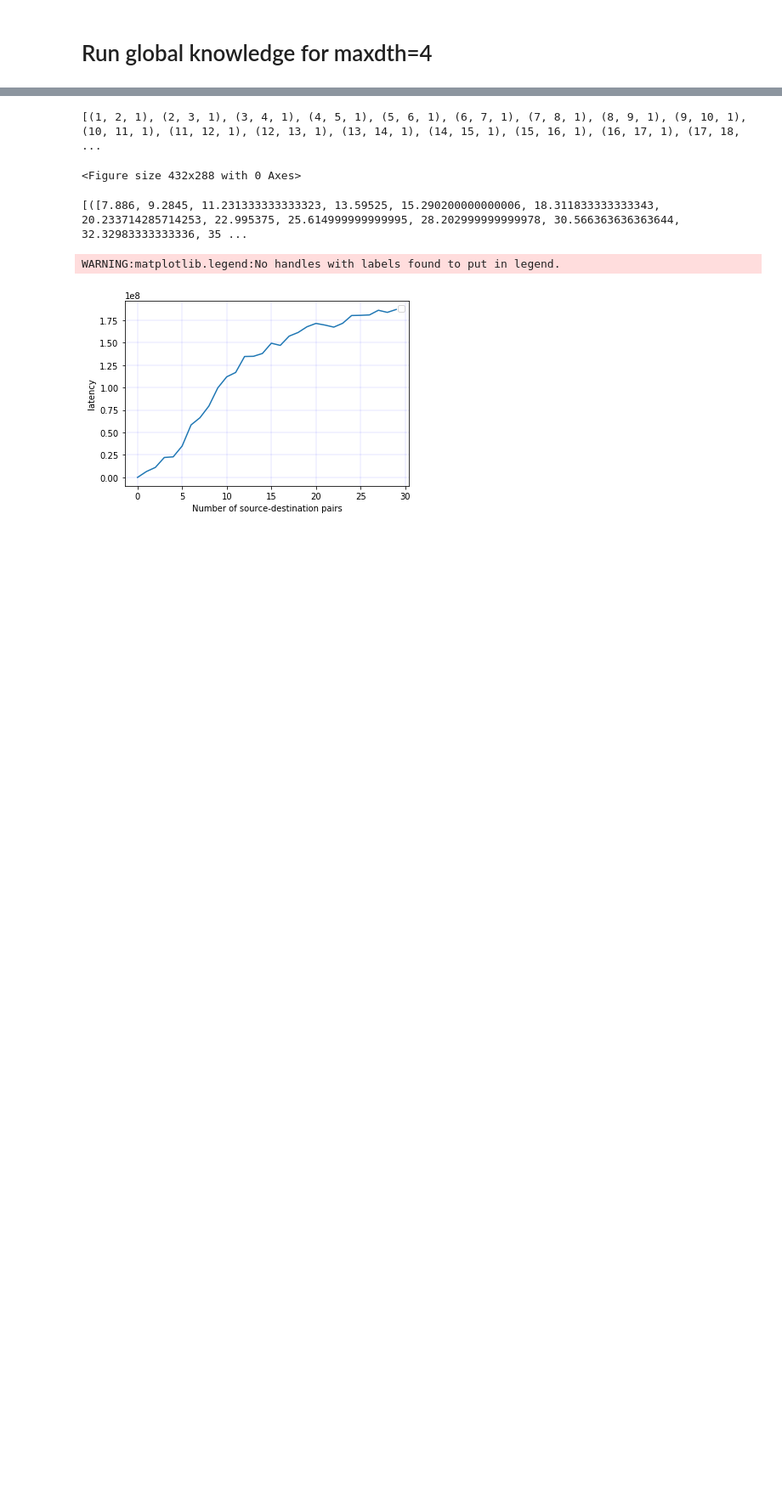
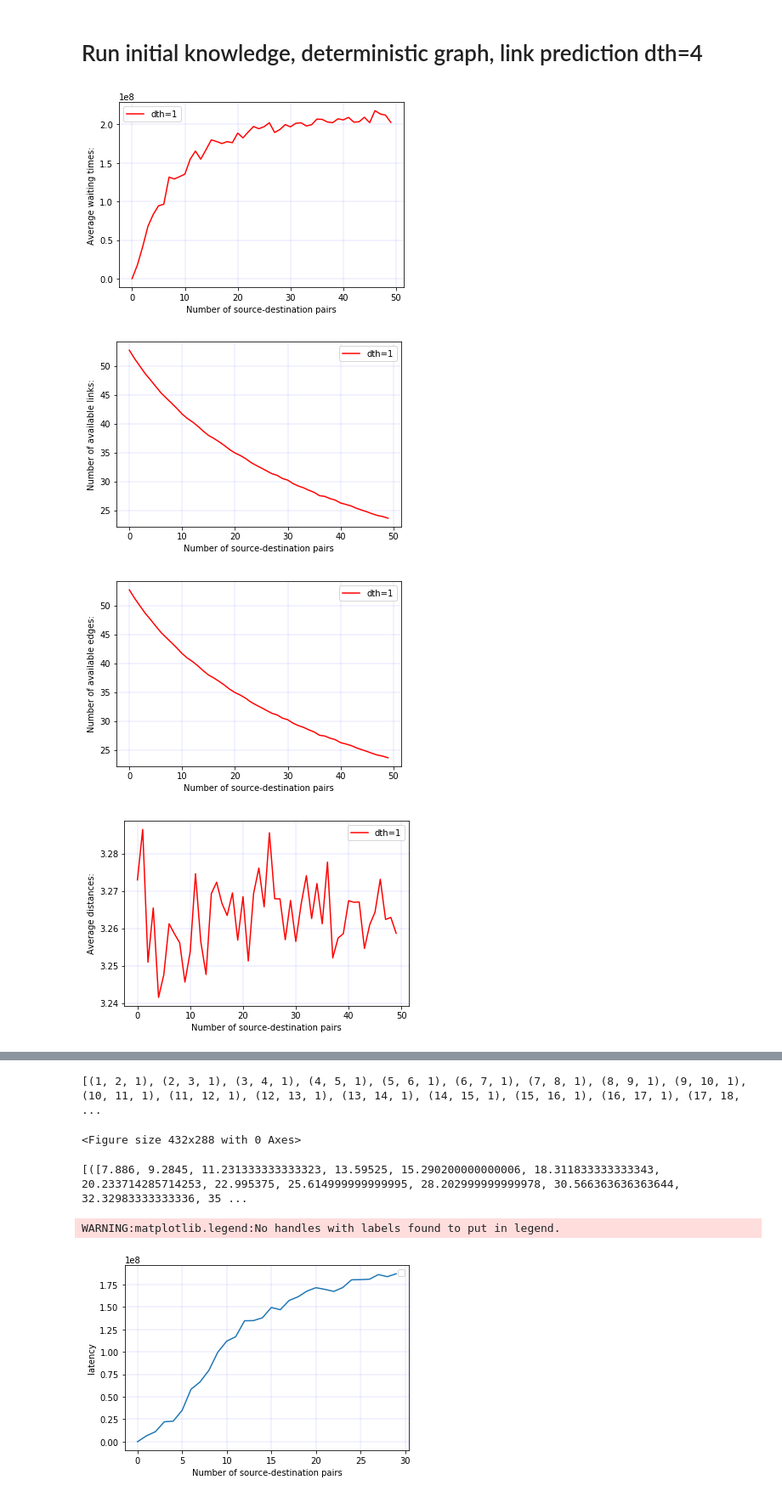
Before and after one commit to antalszava/quantum_network_routing, a Jupyter notebook: notebooks/proc_1.ipynb, the cells around one changed output, grey strips where cells are left out. Shown at 85% size. Saved outputs shown, nothing was run; the diff lists cells and outputs as text; code cells hidden in the pictures; blank space fills up the shorter version.

```diff
--- a/notebooks/proc_1.ipynb
+++ b/notebooks/proc_1.ipynb
@@ -10,22 +10,34 @@ Import the helper functions: map_tuple, mean
 %run ./lib/routing_algorithms.py
 %run ./lib/logger.py
 # %% [markdown]
-# Run global knowledge for maxdth=4
+# Run initial knowledge, deterministic graph, link prediction dth=4
-# %%
-samples = 1000
-max_th = 4
-global_knowledge_results = []
-start = time.time()
-local_result, length = routing_simulation.run_algorithm_for_graphs(50, samples, arguments)
-global_knowledge_results.append(local_result)
-th = 0
-for th in range(max_th + 1):
-    threshold = 2 ** th
-    factory = graph_edge_factory.GraphEdgesFactory(distance_threshold=threshold, max_threshold=2 ** max_th)
-    graph_edges = factory.generate_deterministic_graph_edges(factory.deterministic_link)
-    arguments = {'algorithm': routing_algorithms.global_knowledge_init, 'graph_edges': graph_edges,
-                 'link_prediction': False, 'exponential_scale': True}
-    local_result, length = routing_simulation.run_algorithm_for_graphs(50, samples, arguments)
-    global_knowledge_results.append(local_result)
-    end = time.time()False
-write_results_to_file(global_knowledge_results, 'global_knowledge_det_maxdth_' + str(max_th), '' , (end - start))
+# %%
+initial_knowledge_results = []
+initial_knowledge_results_link_prediction = []
+samples = 1000
+start = time.time()
+threshold = 4
+factory = graph_edge_factory.VirtualEdgeFactory(distance_threshold=threshold, max_distance_threshold=threshold)
+graph_edges = factory.generate_deterministic_graph_edges()
+arguments = {'algorithm': initial_knowledge_init, 'graph_edges': graph_edges,
+             'link_prediction': False, 'exponential_scale': True}
+topology_result, length = routing_simulation.run_algorithm_for_graphs(50, samples, arguments)
+initial_knowledge_results.append(topology_result)
+
+arguments = {'algorithm': initial_knowledge_init, 'graph_edges': graph_edges,
+             'link_prediction': True, 'exponential_scale': True}
+topology_result_link_prediction, length = routing_simulation.run_algorithm_for_graphs(50, samples, arguments)
+initial_knowledge_results_link_prediction.append(topology_result_link_prediction)
+end = time.time()
+# link_prediction_iterative_betweenness_centrality_
+write_results_to_file(initial_knowledge_results, 'initial_knowledge_det_graph_dth_' + str(threshold), '' , (end - start))
+plot_results(initial_knowledge_results, 'initial_knowledge_det_graph_dth_' + str(threshold) + str(end-start),
+                  save_tikz = False)
+write_results_to_file(initial_knowledge_results_link_prediction, 'initial_knowledge_det_graph_dth_' + str(threshold), '' , (end - start))
+plot_results(initial_knowledge_results_link_prediction, 'initial_knowledge_det_graph_dth_' + str(threshold) + str(end-start),
+                  save_tikz = False)
+# %% [output]
+[figure, added]
+[figure, added]
+[figure, added]
+[figure, added]
```
Also changed, not shown: parts of 18 cells of this notebook, 32 other files.
